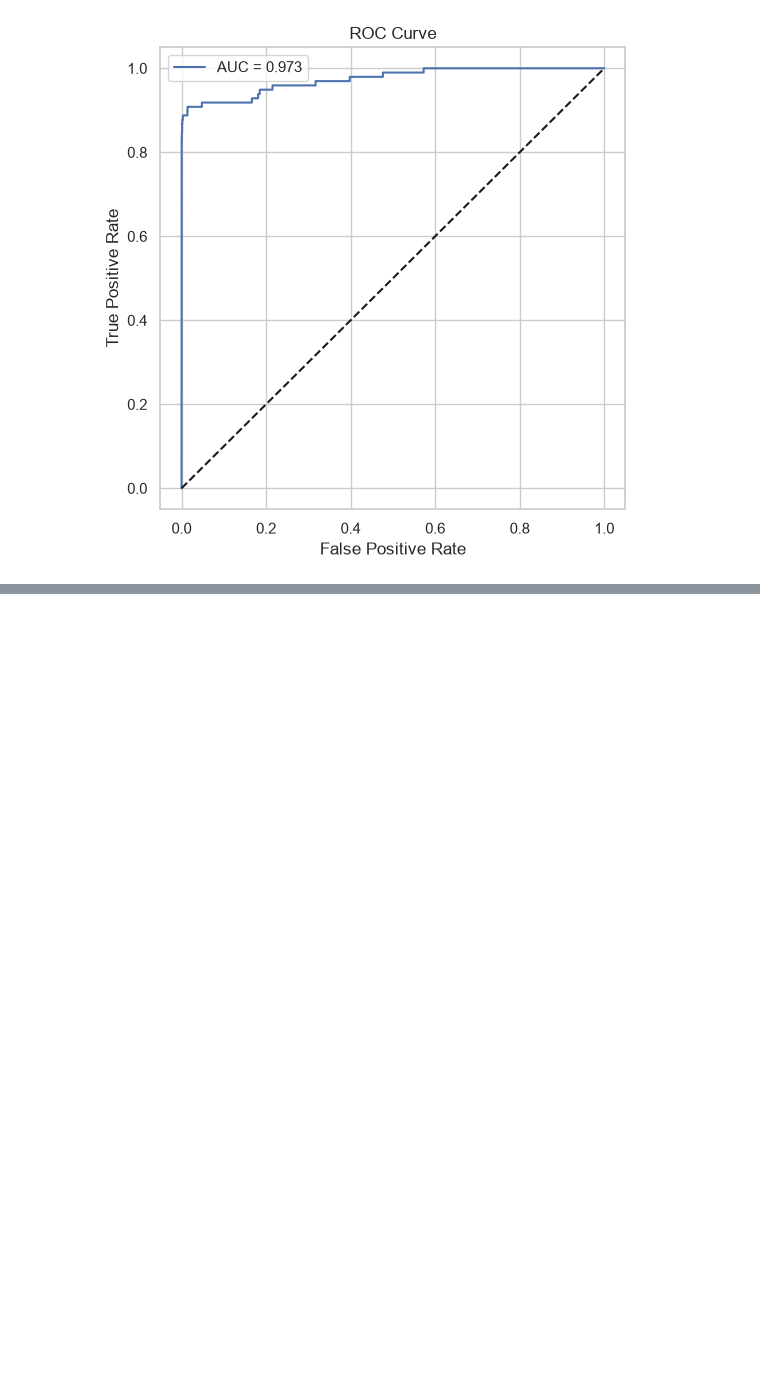
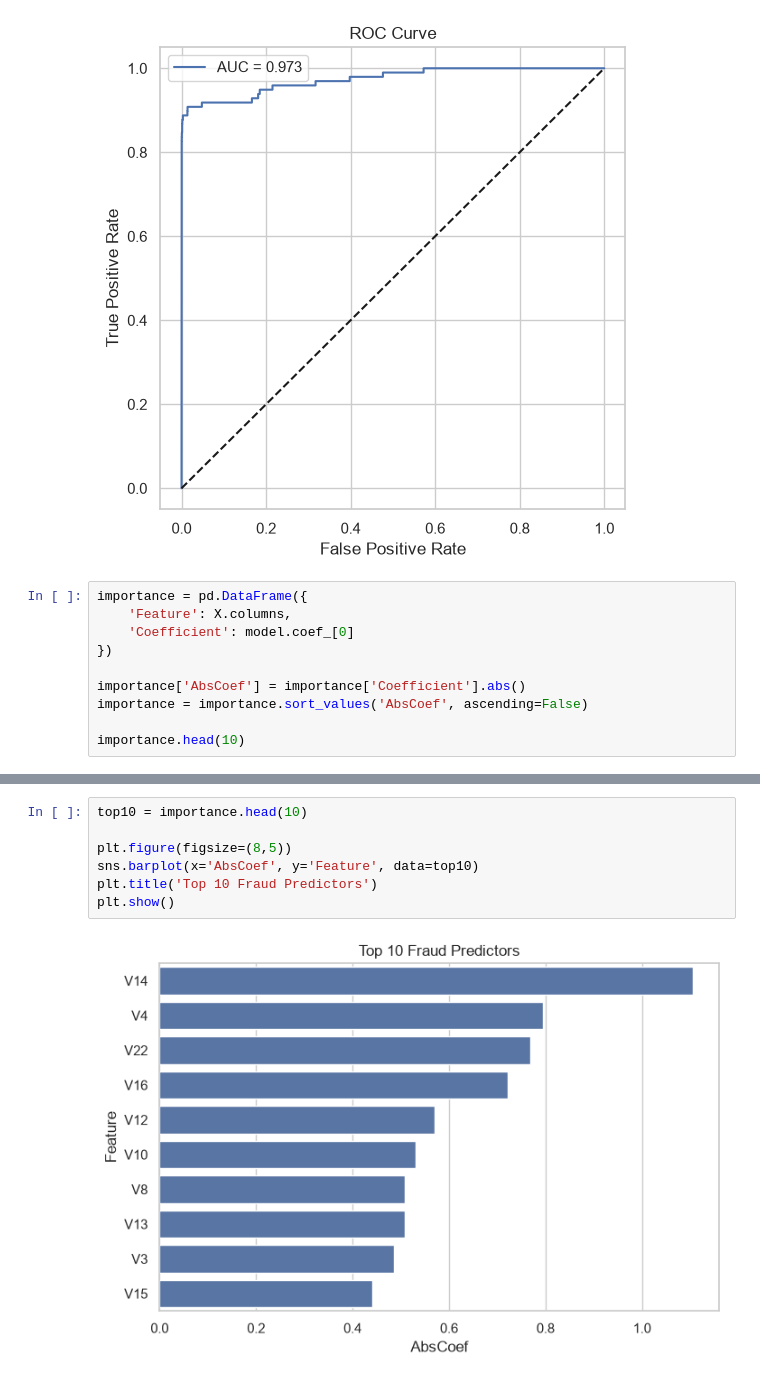
Before and after one commit to Harsh3919/Transactional-Fraud-Detection-Analysis, a Jupyter notebook: notebooks/fraud_detection_analysis.ipynb, the cells around one changed output, grey strips where cells are left out. Cells and saved outputs as stored; diff of their text form; blank space fills up the shorter version.

Commit message:
Feature importance

```diff
--- a/notebooks/fraud_detection_analysis.ipynb
+++ b/notebooks/fraud_detection_analysis.ipynb
@@ -249,3 +249,13 @@ plt.legend()
 plt.show()
 # %% [output]
 [figure]
+# %%
+importance = pd.DataFrame({
+    'Feature': X.columns,
+    'Coefficient': model.coef_[0]
+})
+
+importance['AbsCoef'] = importance['Coefficient'].abs()
+importance = importance.sort_values('AbsCoef', ascending=False)
+
+importance.head(10)
@@ -251,0 +274,9 @@ plt.show()
+# %%
+top10 = importance.head(10)
+
+plt.figure(figsize=(8,5))
+sns.barplot(x='AbsCoef', y='Feature', data=top10)
+plt.title('Top 10 Fraud Predictors')
+plt.show()
+# %% [output]
+[figure, added]
```
Also changed, not shown: parts of 1 cell of this notebook.
